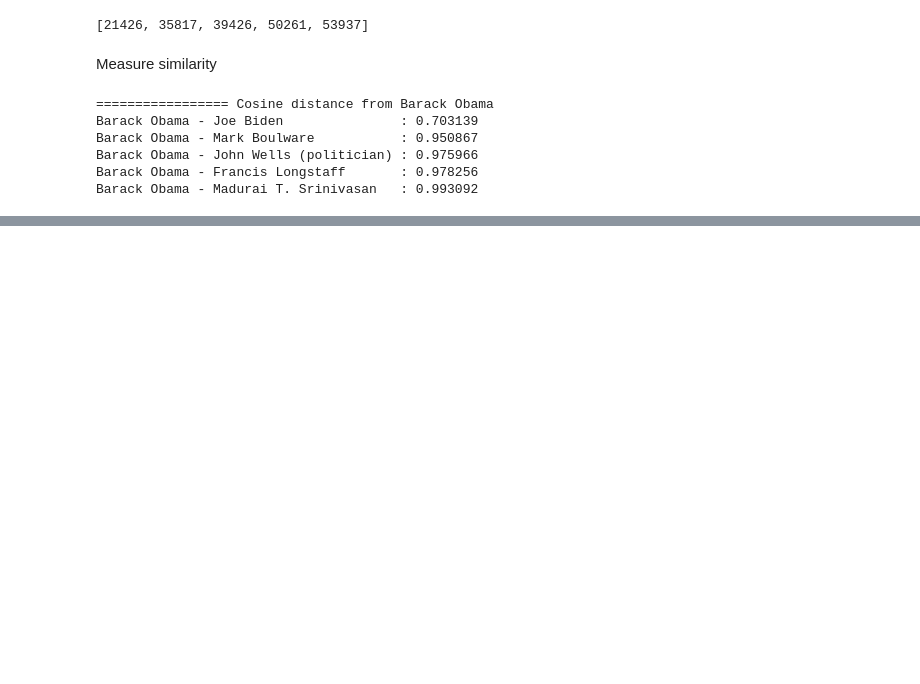
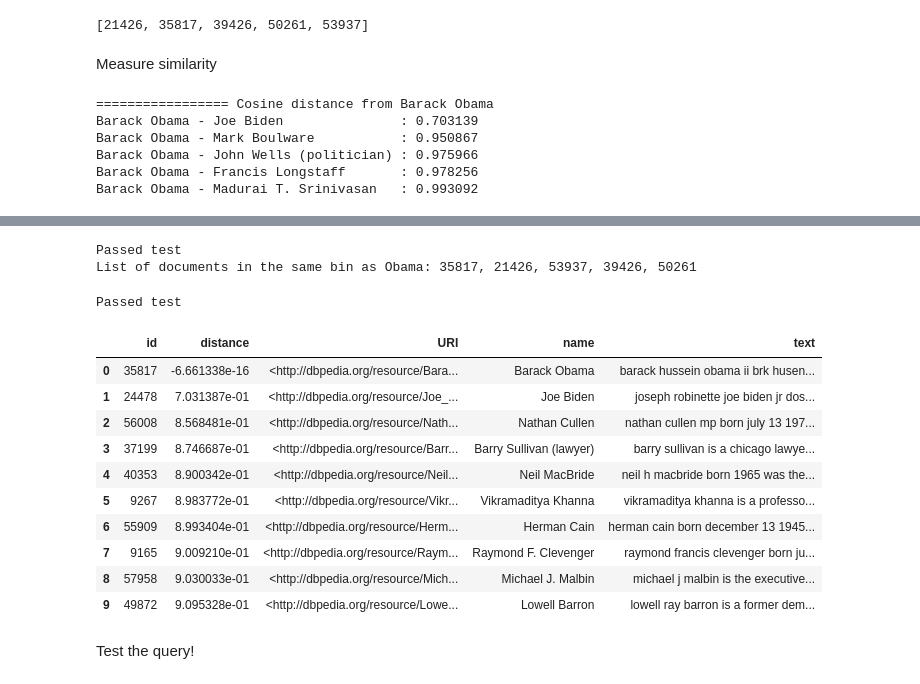
Before and after one commit to tzyk777/machine-learning, a Jupyter notebook: lsh/LSH.ipynb, the cells around one changed output, grey strips where cells are left out. Saved outputs shown, nothing was run; the diff lists cells and outputs as text; code cells hidden in the pictures; blank space fills up the shorter version.

```diff
--- a/lsh/LSH.ipynb
+++ b/lsh/LSH.ipynb
@@ -236,0 +280,39 @@ Barack Obama - Madurai T. Srinivasan   : 0.993092
+# %%
+obama_bin_index = model['bin_index_bits'][35817] # bin index of Barack Obama
+candidate_set = search_nearby_bins(obama_bin_index, model['table'], search_radius=0)
+if candidate_set == set([35817, 21426, 53937, 39426, 50261]):
+    print('Passed test')
+else:
+    print('Check your code')
+print('List of documents in the same bin as Obama: 35817, 21426, 53937, 39426, 50261')
+# %% [output]
+Passed test
+List of documents in the same bin as Obama: 35817, 21426, 53937, 39426, 50261
+# %%
+candidate_set = search_nearby_bins(obama_bin_index, model['table'], search_radius=1, initial_candidates=candidate_set)
+if candidate_set == set([39426, 38155, 38412, 28444, 9757, 41631, 39207, 59050, 47773, 53937, 21426, 34547,
+                         23229, 55615, 39877, 27404, 33996, 21715, 50261, 21975, 33243, 58723, 35817, 45676,
+                         19699, 2804, 20347]):
+    print('Passed test')
+else:
+    print('Check your code')
+# %% [output]
+Passed test
+# %%
+def query(vec, model, k, max_search_radius):
+    data = model['data']
+    table = model['table']
+    random_vectors = model['random_vectors']
+    num_vector = random_vectors.shape[1]
+
+    bin_index_bits = (vec.dot(random_vectors) >= 0).flatten()
+
+    candidate_set = set()
+    for search_radius in range(max_search_radius+1):
+        candidate_set = search_nearby_bins(bin_index_bits, table, search_radius, initial_candidates=candidate_set)
+
+    nearest_neighbors = pd.DataFrame({'id': list(candidate_set)})
+    candidates = data[np.array(list(candidate_set)), :]
+    nearest_neighbors['distance'] = pairwise_distances(candidates, vec, metric='cosine').flatten()
+
+    return nearest_neighbors.nsmallest(k, 'distance'), len(candidate_set)
@@ -236,0 +323,16 @@ Barack Obama - Madurai T. Srinivasan   : 0.993092
+# %%
+pd.merge(result, wiki, on='id', how='left')
+# %% [output]
+|  | id | distance | URI | name | text |
+| 0 | 35817 | -6.661338e-16 | <http://dbpedia.org/resource/Bara... | Barack Obama | barack hussein obama ii brk husen... |
+| 1 | 24478 | 7.031387e-01 | <http://dbpedia.org/resource/Joe_... | Joe Biden | joseph robinette joe biden jr dos... |
+| 2 | 56008 | 8.568481e-01 | <http://dbpedia.org/resource/Nath... | Nathan Cullen | nathan cullen mp born july 13 197... |
+| 3 | 37199 | 8.746687e-01 | <http://dbpedia.org/resource/Barr... | Barry Sullivan (lawyer) | barry sullivan is a chicago lawye... |
+| 4 | 40353 | 8.900342e-01 | <http://dbpedia.org/resource/Neil... | Neil MacBride | neil h macbride born 1965 was the... |
+| 5 | 9267 | 8.983772e-01 | <http://dbpedia.org/resource/Vikr... | Vikramaditya Khanna | vikramaditya khanna is a professo... |
+| 6 | 55909 | 8.993404e-01 | <http://dbpedia.org/resource/Herm... | Herman Cain | herman cain born december 13 1945... |
+| 7 | 9165 | 9.009210e-01 | <http://dbpedia.org/resource/Raym... | Raymond F. Clevenger | raymond francis clevenger born ju... |
+| 8 | 57958 | 9.030033e-01 | <http://dbpedia.org/resource/Mich... | Michael J. Malbin | michael j malbin is the executive... |
+| 9 | 49872 | 9.095328e-01 | <http://dbpedia.org/resource/Lowe... | Lowell Barron | lowell ray barron is a former dem... |
+# %% [markdown]
+Test the query!
```
Also changed, not shown: parts of 13 cells of this notebook.
